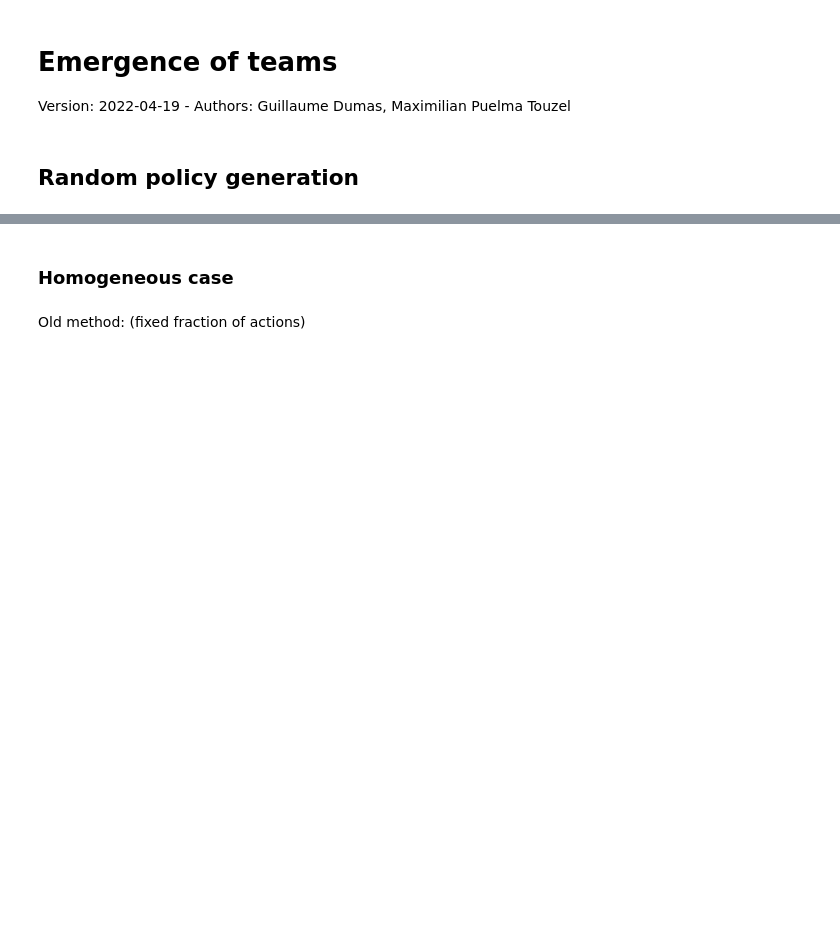
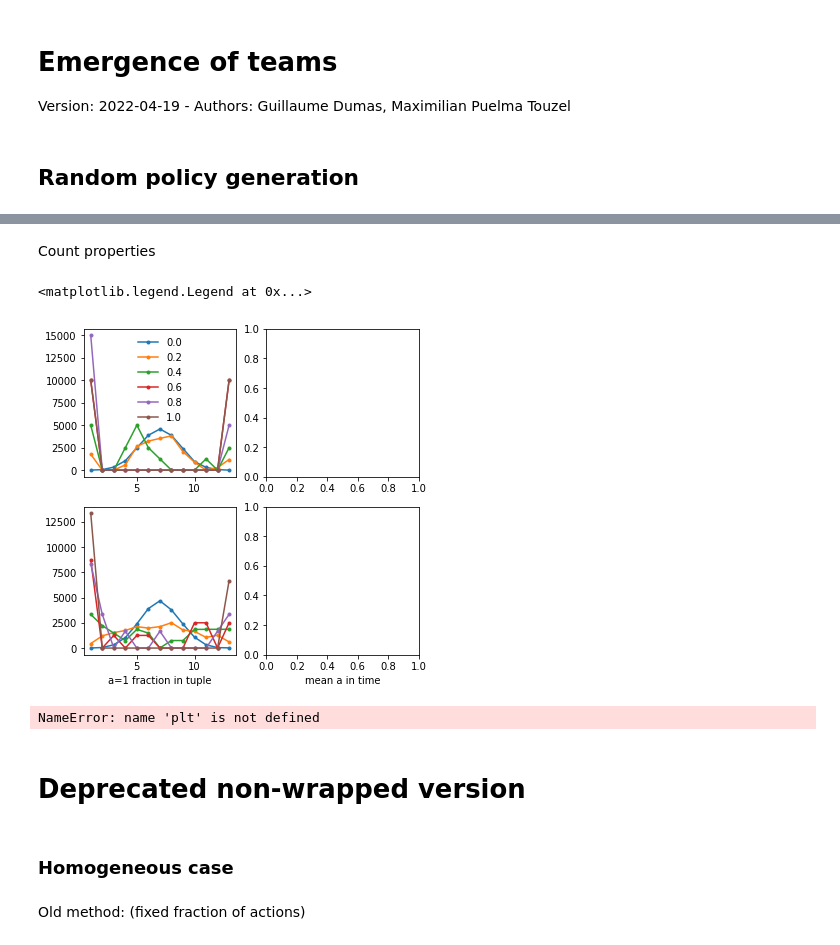
Before and after one commit to amimem/agent_abstraction, a Jupyter notebook: notebooks/emergence.ipynb, the cells around one changed output, grey strips where cells are left out. Drawn from its saved outputs; the diff is of its cells as text; code cells hidden in the pictures; blank space fills up the shorter version.

```diff
--- a/notebooks/emergence.ipynb
+++ b/notebooks/emergence.ipynb
@@ -29,3 +165,38 @@ avg_pairwise_correlation = 0.5
+# %% [markdown]
+Count properties
+# %%
+fig,ax=pl.subplots(2,2,figsize=(6,6))
+for rit, rho in enumerate(joint_action_seqs.keys()):
+#     ax[0,rit].set_title(f'rho={rho}')
+    for cit, data in enumerate(joint_action_seqs[rho]):
+        counts, bins=np.histogram(np.sum(data.reshape([n_steps,n_teams,int(n_agents/n_teams)]),axis=2).flatten(),np.arange(n_agents/n_teams+2))
+        ax[cit,0].plot(bins[1:],counts,'.-',label=f'{rho}')
+#     for cit, data in enumerate(joint_action_seqs[rho]):
+#         counts, bins=np.histogram(np.mean(data,axis=0),np.arange(n_agents+1)/n_agents)
+#         ax[cit,1].plot(bins[1:],counts,'.-',label=f'{rho}')
+#     for cit, data in enumerate(joint_action_seqs[rho]):
+#         counts, bins=np.histogram(np.sum(data,axis=1),np.arange(n_agents+1))
+#         ax[cit,0].plot(bins[1:]/n_agents,counts,'.-',label=f'{rho}')
+#     for cit, data in enumerate(joint_action_seqs[rho]):
+#         counts, bins=np.histogram(np.mean(data,axis=0),np.arange(n_agents+1)/n_agents)
+#         ax[cit,1].plot(bins[1:],counts,'.-',label=f'{rho}')
+ax[1,0].set_xlabel('a=1 fraction in tuple')
+ax[1,1].set_xlabel('mean a in time')
+ax[0,0].legend(frameon=False)
+# %% [output]
+<matplotlib.legend.Legend at 0x...>
+[figure, added]
+# %%
+# visualize the simulation
+plt.figure(figsize=(50, 3))
+plt.pcolor(sims.T)
+plt.grid('on', color='k')
+plt.tight_layout()
+plt.savefig(f"{rho}.png")
+# %% [output]
+NameError: name 'plt' is not defined
+# %% [markdown]
+# Deprecated non-wrapped version
 # %% [markdown]
 ### Homogeneous case
 # %% [markdown]
```
Also changed, not shown: parts of 14 cells of this notebook, 1 other file.
